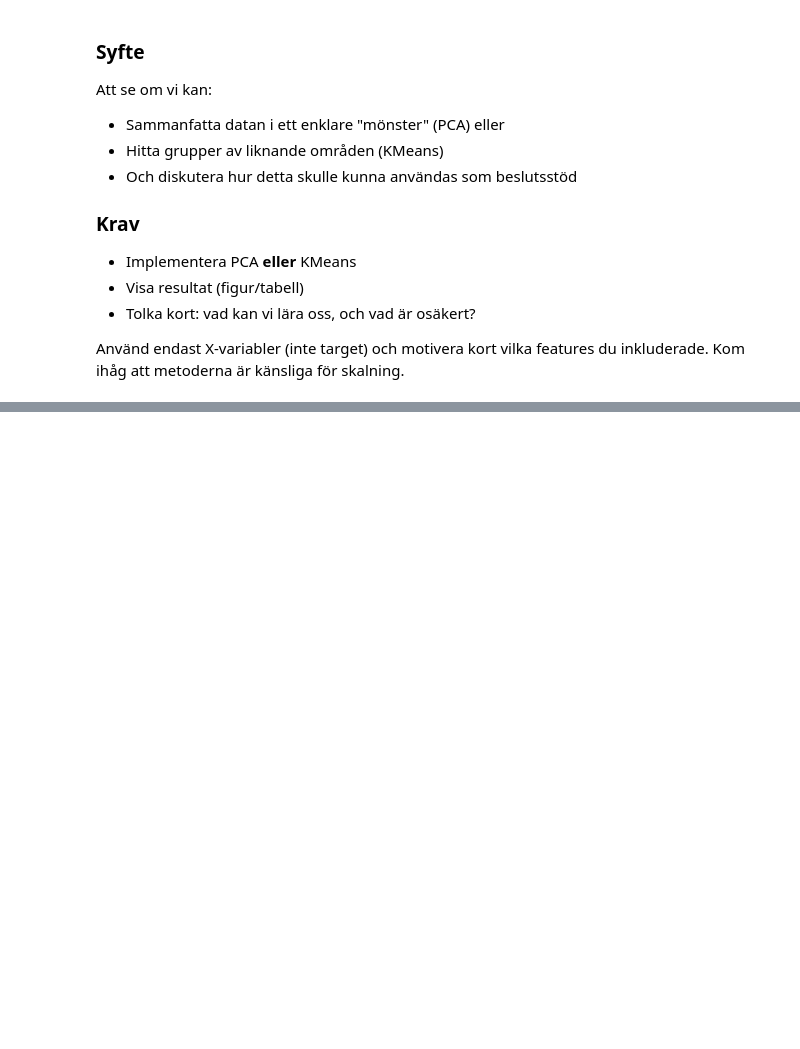
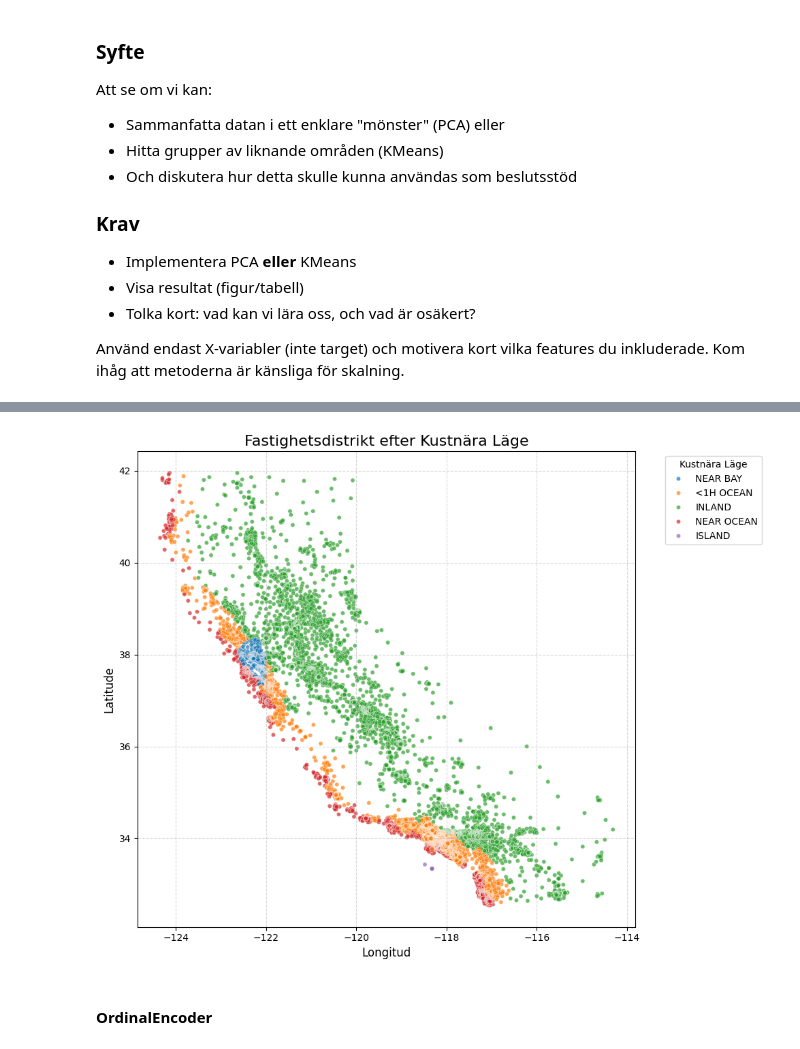
Before and after one commit to josefinoleryd/california-housing-ml, a Jupyter notebook: notebooks/VG.ipynb, the cells around one changed output, grey strips where cells are left out. Drawn from its saved outputs; the diff is of its cells as text; code cells hidden in the pictures; blank space fills up the shorter version.

```diff
--- a/notebooks/VG.ipynb
+++ b/notebooks/VG.ipynb
@@ -113,0 +116,16 @@ df_unsup = df_unsup.drop(columns=["median_house_value"])
+# %%
+plt.figure(figsize=(10, 8))
+
+sns.scatterplot(data=df, x="longitude", y="latitude", hue="ocean_proximity", palette="tab10", alpha=0.7, s=20)
+plt.title("Fastighetsdistrikt efter Kustnära Läge", fontsize=16)
+plt.xlabel("Longitud", fontsize=12)
+plt.ylabel("Latitude", fontsize=12)
+plt.legend(title="Kustnära Läge", bbox_to_anchor=(1.05, 1), loc="upper left")
+
+plt.grid(True, linestyle="--", alpha=0.5)
+plt.tight_layout()
+plt.show()
+# %% [output]
+[figure, added]
+# %% [markdown]
+#### OrdinalEncoder
```
Also changed, not shown: parts of 29 cells of this notebook.
